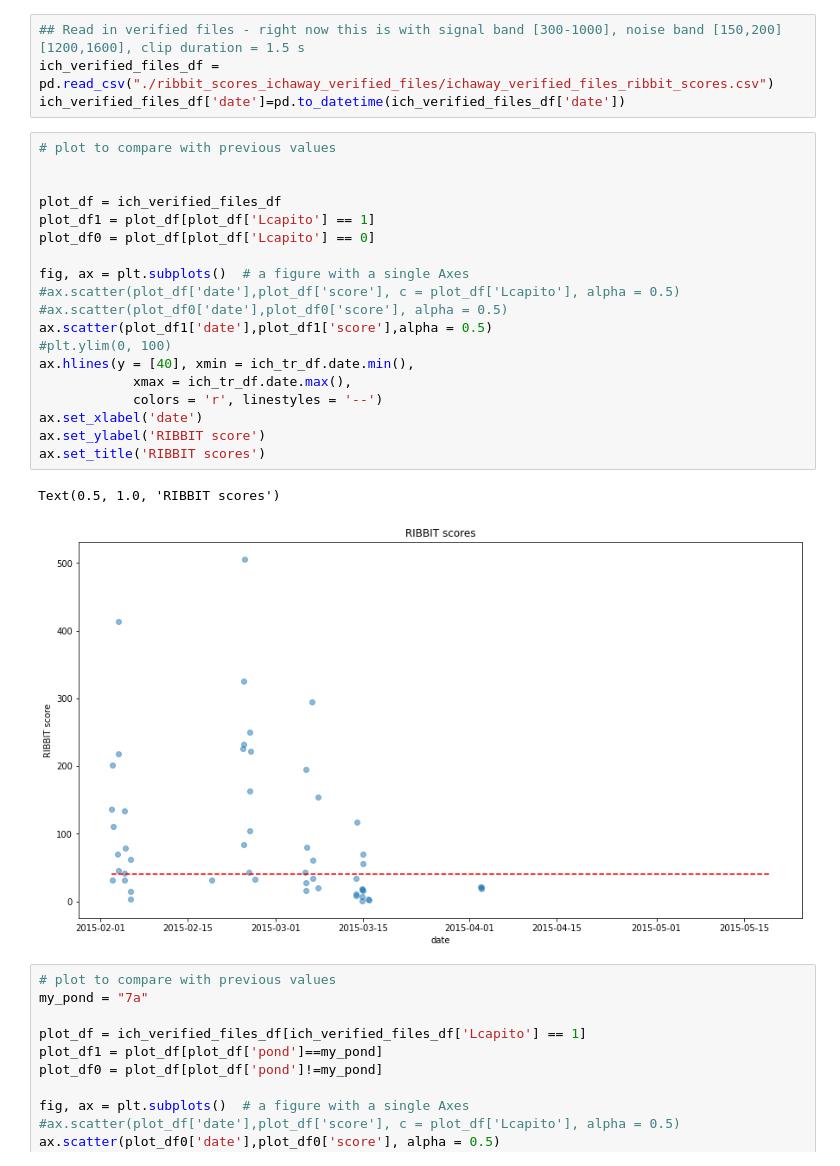
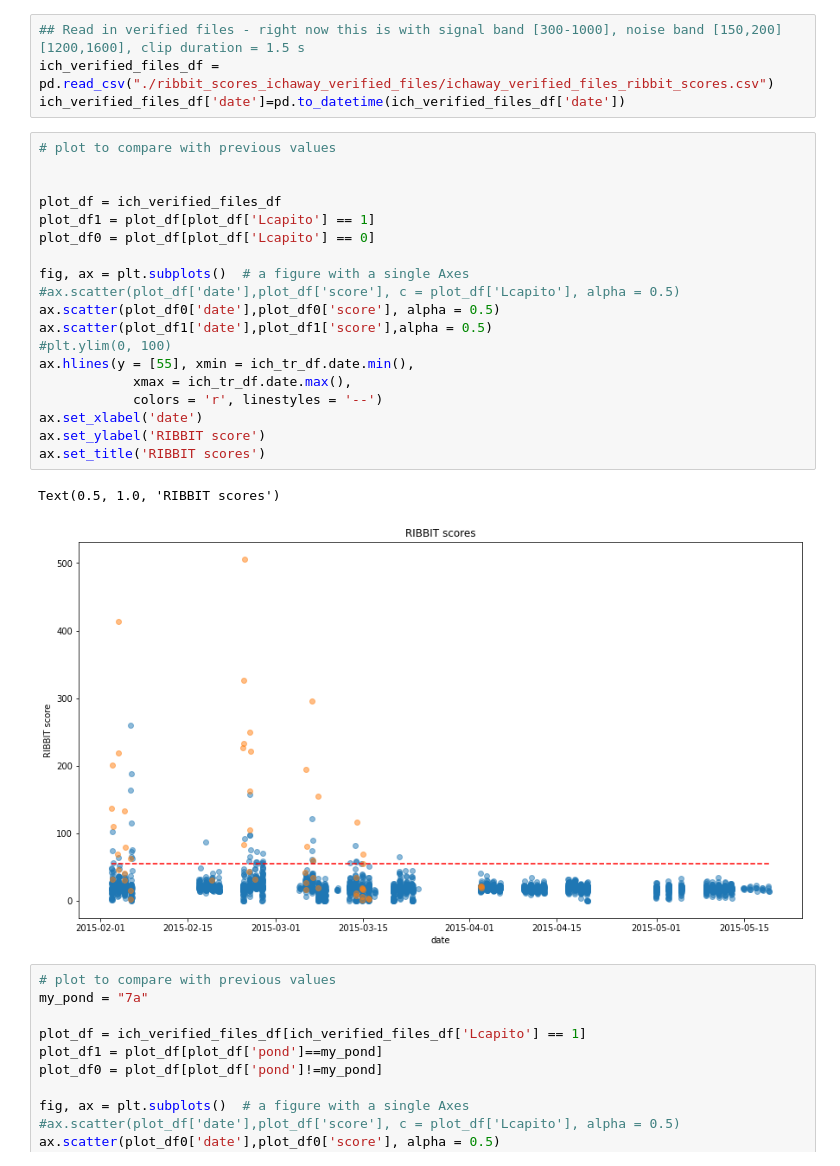
Before and after one commit to mayalapp/ga-frog-id, a Jupyter notebook: python-ribbit/data_cleaning.ipynb, the cells around one changed output. Saved outputs shown, nothing was run; the diff lists cells and outputs as text.

```diff
--- a/python-ribbit/data_cleaning.ipynb
+++ b/python-ribbit/data_cleaning.ipynb
@@ -155,25 +160,25 @@ ich_verified_files_df['date']=pd.to_datetime(ich_verified_files_df['date'])
 # %%
 # plot to compare with previous values
 
 
 plot_df = ich_verified_files_df
 plot_df1 = plot_df[plot_df['Lcapito'] == 1]
 plot_df0 = plot_df[plot_df['Lcapito'] == 0]
 
 fig, ax = plt.subplots()  # a figure with a single Axes
 #ax.scatter(plot_df['date'],plot_df['score'], c = plot_df['Lcapito'], alpha = 0.5)
-#ax.scatter(plot_df0['date'],plot_df0['score'], alpha = 0.5)
+ax.scatter(plot_df0['date'],plot_df0['score'], alpha = 0.5)
 ax.scatter(plot_df1['date'],plot_df1['score'],alpha = 0.5)
 #plt.ylim(0, 100)
-ax.hlines(y = [40], xmin = ich_tr_df.date.min(),
+ax.hlines(y = [55], xmin = ich_tr_df.date.min(),
             xmax = ich_tr_df.date.max(),
             colors = 'r', linestyles = '--')
 ax.set_xlabel('date')
 ax.set_ylabel('RIBBIT score')
 ax.set_title('RIBBIT scores')
 # %% [output]
 Text(0.5, 1.0, 'RIBBIT scores')
-[figure, old version]
+[figure, new version]
 # %%
 # plot to compare with previous values
 my_pond = "7a"
```
Also changed, not shown: parts of 3 cells of this notebook, 1 other file.
